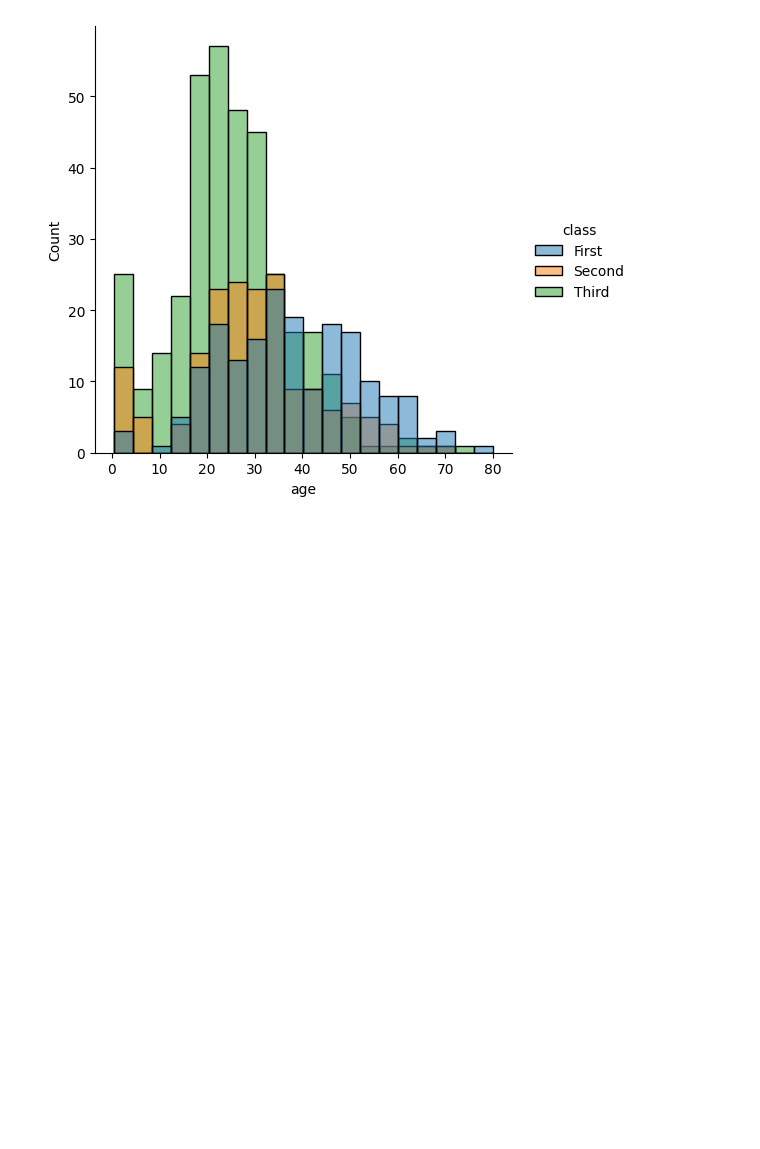
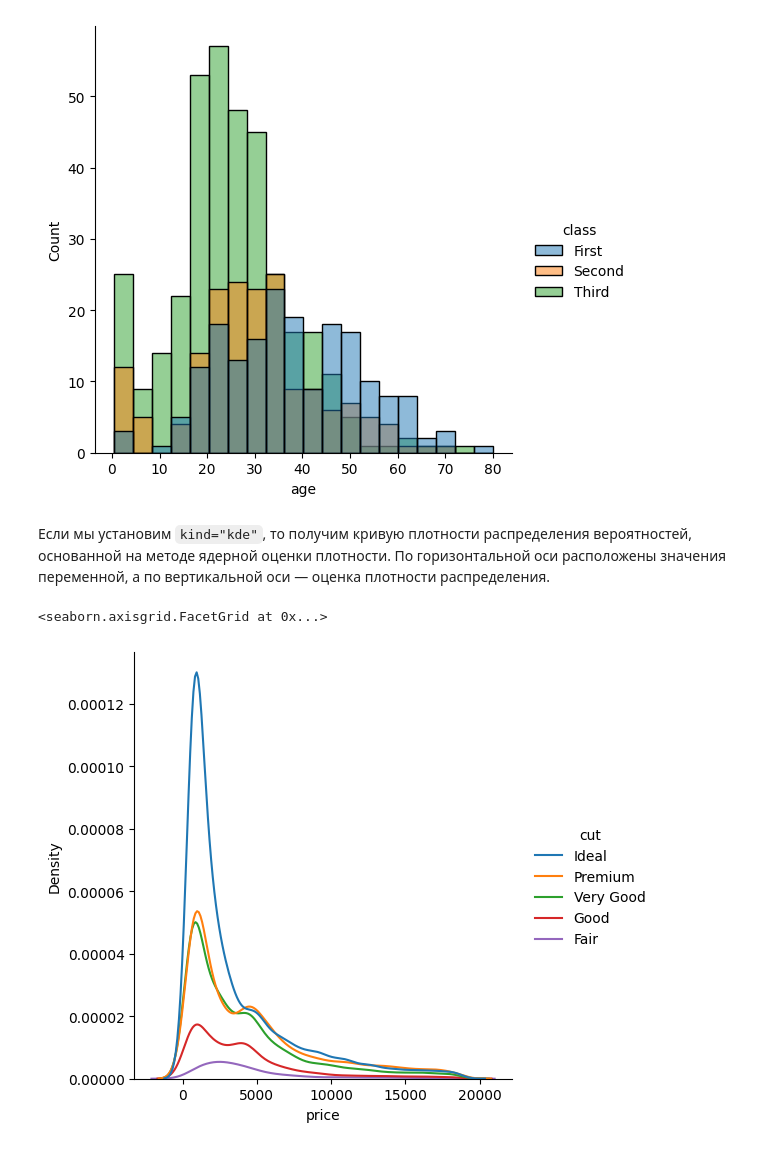
Before and after one commit to NikitaVenediktov/My_education, a Jupyter notebook: Python/itertools/seaborn_karpov.ipynb, the cells around one changed output. Drawn from its saved outputs; the diff is of its cells as text; code cells hidden in the pictures; blank space fills up the shorter version.

Commit message:
complete karpov seaborn

```diff
--- a/Python/itertools/seaborn_karpov.ipynb
+++ b/Python/itertools/seaborn_karpov.ipynb
@@ -80,3 +80,10 @@ sns.displot(titanic, x="age", hue='class')
 # %% [output]
 <seaborn.axisgrid.FacetGrid at 0x...>
 [figure]
+# %% [markdown]
+Если мы установим `kind="kde"`, то получим кривую плотности распределения вероятностей, основанной на методе ядерной оценки плотности. По горизонтальной оси расположены значения переменной, а по вертикальной оси — оценка плотности распределения.
+# %%
+sns.displot(diamonds, x="price", hue="cut", kind="kde")
+# %% [output]
+<seaborn.axisgrid.FacetGrid at 0x...>
+[figure, added]
```
Also changed, not shown: parts of 18 cells of this notebook.
